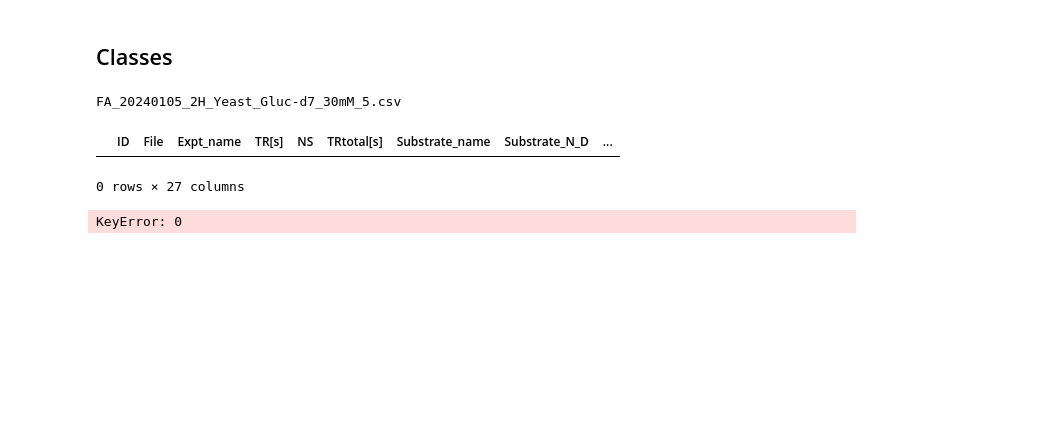
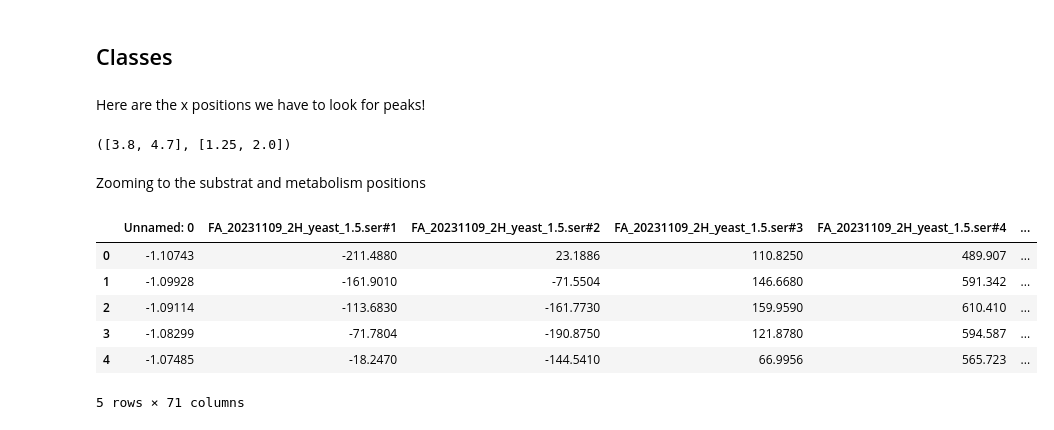
Before and after one commit to RATFIVE/MoinCC-AI4metabolomics, a Jupyter notebook: 03_DeepLearning/improved_peak_finder.ipynb, the cells around one changed output. Drawn from its saved outputs; the diff is of its cells as text; code cells hidden in the pictures; blank space fills up the shorter version.

```diff
--- a/03_DeepLearning/improved_peak_finder.ipynb
+++ b/03_DeepLearning/improved_peak_finder.ipynb
@@ -146,9 +28,53 @@ LoadData = LoadData()
 # %%
 
-file = Path('FA_20240105_2H_Yeast_Gluc-d7_30mM_5.csv')
-substrates = LoadData.get_substrate_list(file)
+file = str(Path('FA_20231109_2H_yeast_Glucose-d2_5.ser.csv'))
+substrates = loaddata.get_substrate_list(file)
+metabolites = loaddata.get_metabolite_list(file)
+df_list = loaddata.load_data(file)
-# %% [output]
-FA_20240105_2H_Yeast_Gluc-d7_30mM_5.csv
-|  | ID | File | Expt_name | TR[s] | NS | TRtotal[s] | Substrate_name | Substrate_N_D | ... |
-0 rows × 27 columns
-KeyError: 0
+# %% [markdown]
+Here are the x positions we have to look for peaks!
+# %%
+substrates, metabolites
+# %% [output]
+([3.8, 4.7], [1.25, 2.0])
+# %% [markdown]
+Zooming to the substrat and metabolism positions
+# %%
+df = pd.read_csv(df_list[0])
+display(df.head())
+
+
+def zoom(df, pos, width=0.5):
+
+    start = pos - width
+    end = pos + width
+    df_zoom = df[(df.iloc[:, 0] >= start) & (df.iloc[:, 0] <= end)]
+    return df_zoom
+
+def get_peak_list(df, substrat, range=0.1):
+
+    peak_list = []
+    peak_df = pd.DataFrame()
+    df_zoom = zoom(df, substrat, range).reset_index(drop=True)
+
+    for col in df.columns[1:]:
+
+        x = df_zoom.iloc[:, 0]
+        y = df_zoom.loc[:, col]
+
+        peaks, prob, tresh = peakfinder.peaks_finder(y)
+
+        peaks = {'x': x[peaks].values,
+                'y': y[peaks].values}
+
+        peak_df = pd.concat([peak_df, pd.DataFrame(peaks)], ignore_index=True)
+
+    return peak_df
+# %% [output]
+|  | Unnamed: 0 | FA_20231109_2H_yeast_1.5.ser#1 | FA_20231109_2H_yeast_1.5.ser#2 | FA_20231109_2H_yeast_1.5.ser#3 | FA_20231109_2H_yeast_1.5.ser#4 | ... |
+| 0 | -1.10743 | -211.4880 | 23.1886 | 110.8250 | 489.907 | ... |
+| 1 | -1.09928 | -161.9010 | -71.5504 | 146.6680 | 591.342 | ... |
+| 2 | -1.09114 | -113.6830 | -161.7730 | 159.9590 | 610.410 | ... |
+| 3 | -1.08299 | -71.7804 | -190.8750 | 121.8780 | 594.587 | ... |
+| 4 | -1.07485 | -18.2470 | -144.5410 | 66.9956 | 565.723 | ... |
+5 rows × 71 columns
```
Also changed, not shown: parts of 6 cells of this notebook.
